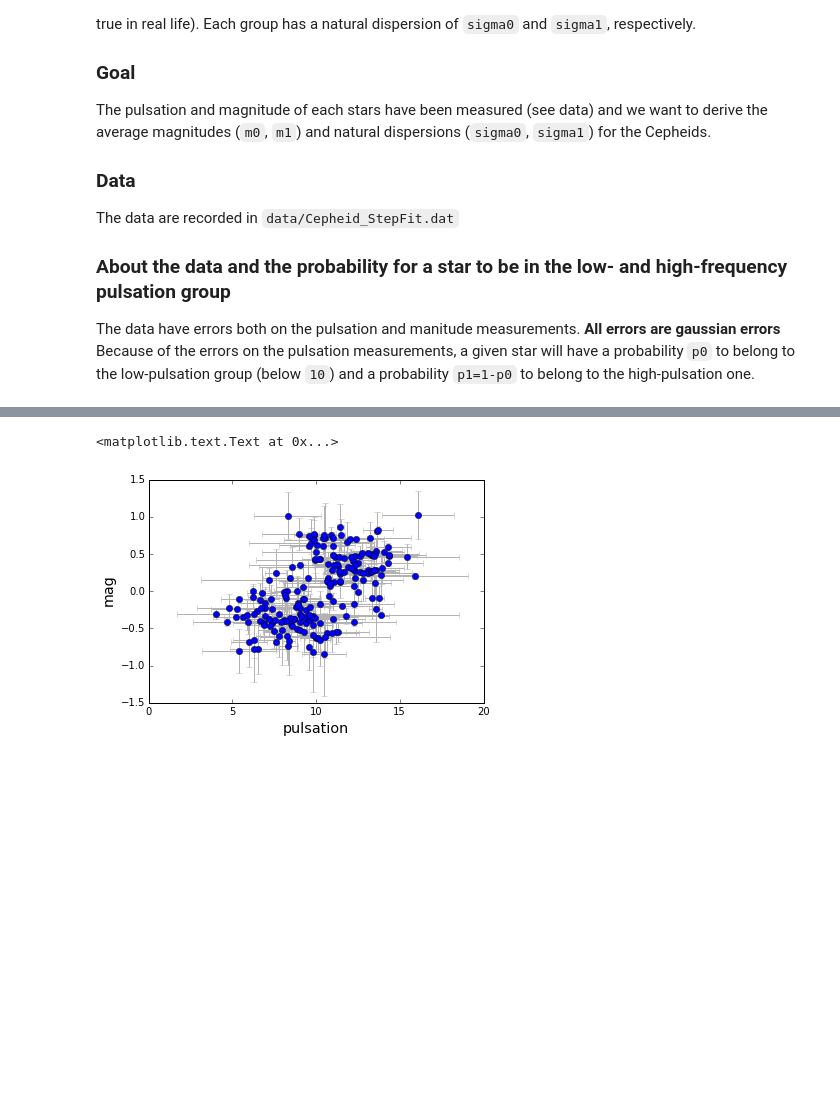
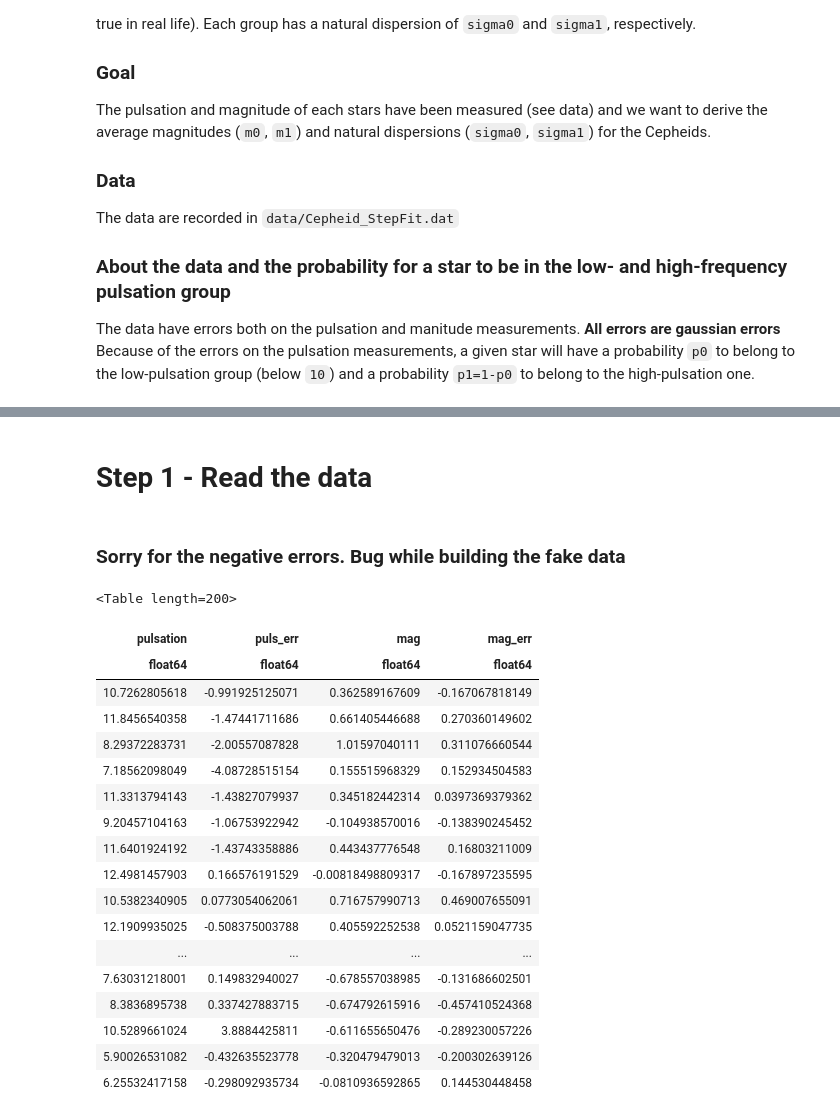
Before and after one commit to HUDataScience/StatisticalMethods2016, a Jupyter notebook: notebooks/Exo7_StepFit_CepheidCase.ipynb, the cells around one changed output, grey strips where cells are left out. Drawn from its saved outputs; the diff is of its cells as text; code cells hidden in the pictures; blank space fills up the shorter version.

```diff
--- a/notebooks/Exo7_StepFit_CepheidCase.ipynb
+++ b/notebooks/Exo7_StepFit_CepheidCase.ipynb
@@ -20,13 +34,30 @@ Because of the errors on the pulsation measurements, a given star will have a pr
+# %% [markdown]
+# Step 1 - Read the data
 # %%
 import astropy.table as t
 # %%
 table = t.Table.read("data/Cepheid_StepFit.dat", format="ascii")
-# %%
-mpl.errorbar(table["pulsation"],table["mag"],
-             xerr=table["puls_err"],yerr=table["mag_err"],
-             marker="o", ls="None", ecolor="0.7")
-mpl.xlabel("pulsation", fontsize="x-large")
-mpl.ylabel("mag", fontsize="x-large")
-# %% [output]
-<matplotlib.text.Text at 0x...>
-[figure, removed]
+# %% [markdown]
+### Sorry for the negative errors. Bug while building the fake data
+# %%
+table
+# %% [output]
+<Table length=200>
+| pulsation | puls_err | mag | mag_err |
+| float64 | float64 | float64 | float64 |
+| 10.7262805618 | -0.991925125071 | 0.362589167609 | -0.167067818149 |
+| 11.8456540358 | -1.47441711686 | 0.661405446688 | 0.270360149602 |
+| 8.29372283731 | -2.00557087828 | 1.01597040111 | 0.311076660544 |
+| 7.18562098049 | -4.08728515154 | 0.155515968329 | 0.152934504583 |
+| 11.3313794143 | -1.43827079937 | 0.345182442314 | 0.0397369379362 |
+| 9.20457104163 | -1.06753922942 | -0.104938570016 | -0.138390245452 |
+| 11.6401924192 | -1.43743358886 | 0.443437776548 | 0.16803211009 |
+| 12.4981457903 | 0.166576191529 | -0.00818498809317 | -0.167897235595 |
+| 10.5382340905 | 0.0773054062061 | 0.716757990713 | 0.469007655091 |
+| 12.1909935025 | -0.508375003788 | 0.405592252538 | 0.0521159047735 |
+| ... | ... | ... | ... |
+| 7.63031218001 | 0.149832940027 | -0.678557038985 | -0.131686602501 |
+| 8.3836895738 | 0.337427883715 | -0.674792615916 | -0.457410524368 |
+| 10.5289661024 | 3.8884425811 | -0.611655650476 | -0.289230057226 |
+| 5.90026531082 | -0.432635523778 | -0.320479479013 | -0.200302639126 |
+| 6.25532417158 | -0.298092935734 | -0.0810936592865 | 0.144530448458 |
```
Also changed, not shown: parts of 7 cells of this notebook.
